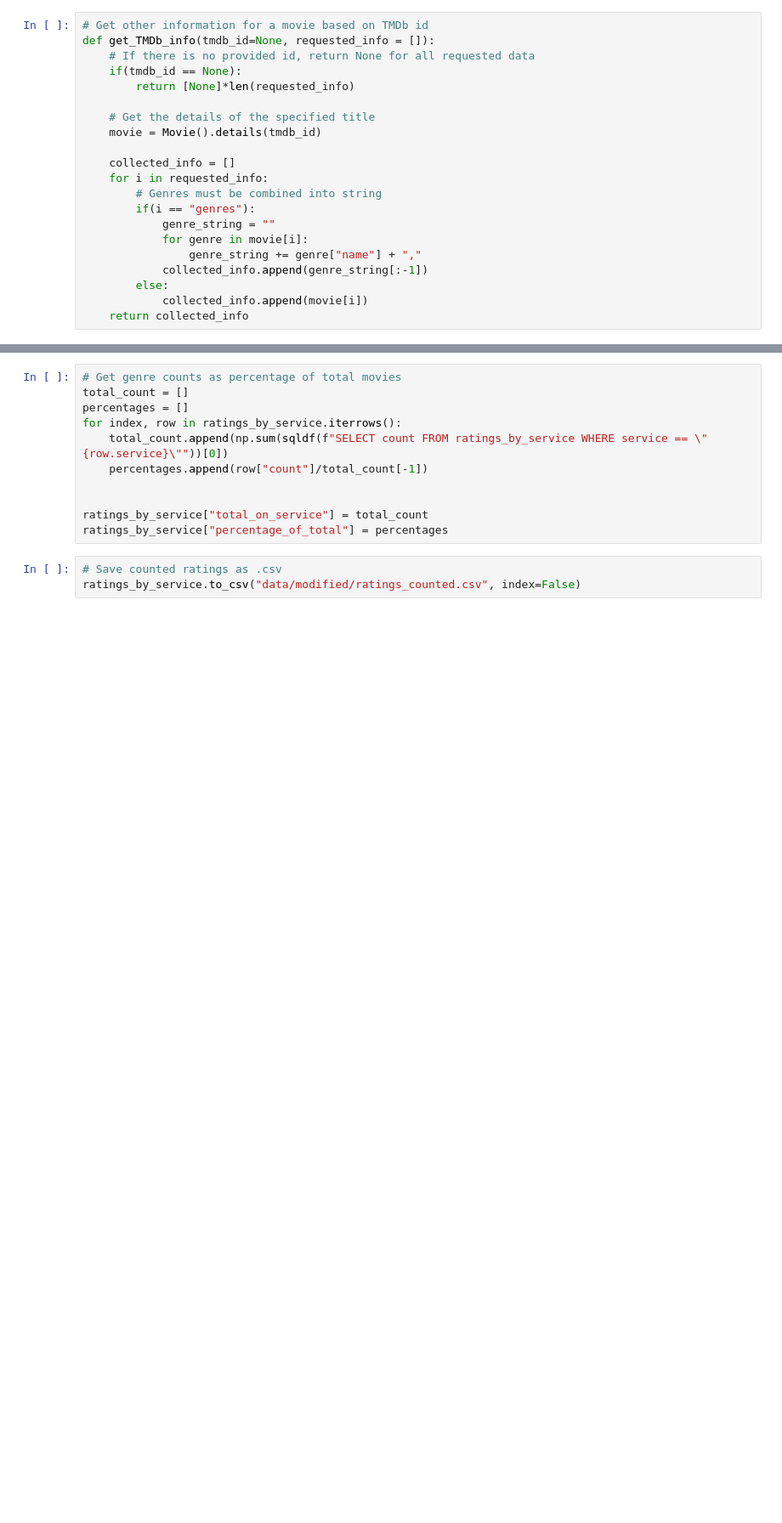
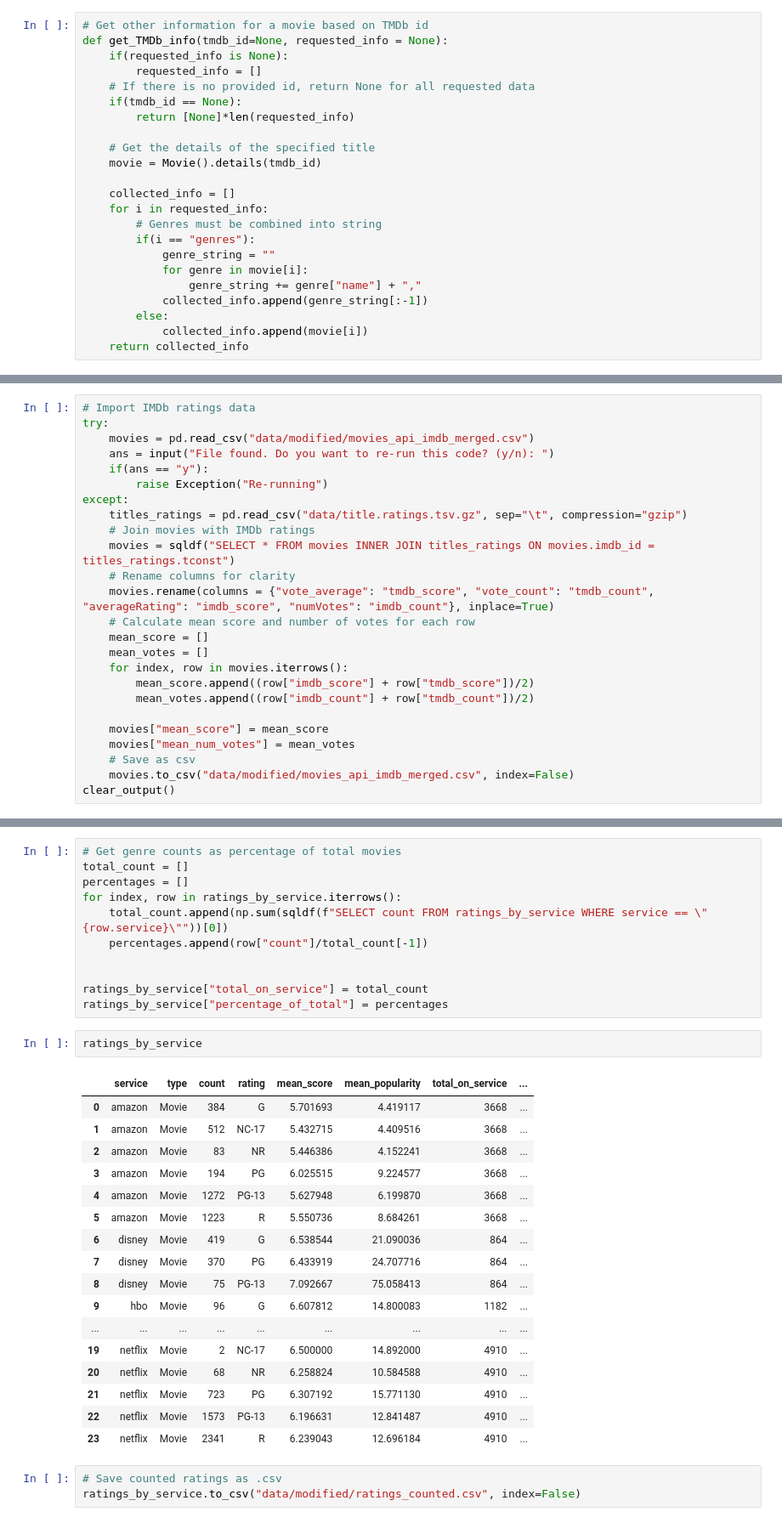
Before and after one commit to zlee1/StreamingServiceAnalysis, a Jupyter notebook: main_data_collection.ipynb, the cells around one changed output, grey strips where cells are left out. Shown at 85% size. Drawn from its saved outputs; the diff is of its cells as text; blank space fills up the shorter version.

```diff
--- a/main_data_collection.ipynb
+++ b/main_data_collection.ipynb
@@ -64,7 +64,9 @@ def get_TMDb_id(title, release_year):
     return None
 # %%
 # Get other information for a movie based on TMDb id
-def get_TMDb_info(tmdb_id=None, requested_info = []):
+def get_TMDb_info(tmdb_id=None, requested_info = None):
+    if(requested_info is None):
+        requested_info = []
     # If there is no provided id, return None for all requested data
     if(tmdb_id == None):
         return [None]*len(requested_info)
@@ -236,0 +189,25 @@ movies.to_csv("data/modified/movies_api_imdb_merged.csv", index=False)
+# %%
+# Import IMDb ratings data
+try:
+    movies = pd.read_csv("data/modified/movies_api_imdb_merged.csv")
+    ans = input("File found. Do you want to re-run this code? (y/n): ")
+    if(ans == "y"):
+        raise Exception("Re-running")
+except:
+    titles_ratings = pd.read_csv("data/title.ratings.tsv.gz", sep="\t", compression="gzip")
+    # Join movies with IMDb ratings
+    movies = sqldf("SELECT * FROM movies INNER JOIN titles_ratings ON movies.imdb_id = titles_ratings.tconst")
+    # Rename columns for clarity
+    movies.rename(columns = {"vote_average": "tmdb_score", "vote_count": "tmdb_count", "averageRating": "imdb_score", "numVotes": "imdb_count"}, inplace=True)
+    # Calculate mean score and number of votes for each row
+    mean_score = []
+    mean_votes = []
+    for index, row in movies.iterrows():
+        mean_score.append((row["imdb_score"] + row["tmdb_score"])/2)
+        mean_votes.append((row["imdb_count"] + row["tmdb_count"])/2)
+
+    movies["mean_score"] = mean_score
+    movies["mean_num_votes"] = mean_votes
+    # Save as csv
+    movies.to_csv("data/modified/movies_api_imdb_merged.csv", index=False)
+clear_output()
@@ -376,6 +385,26 @@ for index, row in ratings_by_service.iterrows():
 
 ratings_by_service["total_on_service"] = total_count
 ratings_by_service["percentage_of_total"] = percentages
+# %%
+ratings_by_service
+# %% [output]
+|  | service | type | count | rating | mean_score | mean_popularity | total_on_service | ... |
+| 0 | amazon | Movie | 384 | G | 5.701693 | 4.419117 | 3668 | ... |
+| 1 | amazon | Movie | 512 | NC-17 | 5.432715 | 4.409516 | 3668 | ... |
+| 2 | amazon | Movie | 83 | NR | 5.446386 | 4.152241 | 3668 | ... |
+| 3 | amazon | Movie | 194 | PG | 6.025515 | 9.224577 | 3668 | ... |
+| 4 | amazon | Movie | 1272 | PG-13 | 5.627948 | 6.199870 | 3668 | ... |
+| 5 | amazon | Movie | 1223 | R | 5.550736 | 8.684261 | 3668 | ... |
+| 6 | disney | Movie | 419 | G | 6.538544 | 21.090036 | 864 | ... |
+| 7 | disney | Movie | 370 | PG | 6.433919 | 24.707716 | 864 | ... |
+| 8 | disney | Movie | 75 | PG-13 | 7.092667 | 75.058413 | 864 | ... |
+| 9 | hbo | Movie | 96 | G | 6.607812 | 14.800083 | 1182 | ... |
+| ... | ... | ... | ... | ... | ... | ... | ... | ... |
+| 19 | netflix | Movie | 2 | NC-17 | 6.500000 | 14.892000 | 4910 | ... |
+| 20 | netflix | Movie | 68 | NR | 6.258824 | 10.584588 | 4910 | ... |
+| 21 | netflix | Movie | 723 | PG | 6.307192 | 15.771130 | 4910 | ... |
+| 22 | netflix | Movie | 1573 | PG-13 | 6.196631 | 12.841487 | 4910 | ... |
+| 23 | netflix | Movie | 2341 | R | 6.239043 | 12.696184 | 4910 | ... |
 # %%
 # Save counted ratings as .csv
 ratings_by_service.to_csv("data/modified/ratings_counted.csv", index=False)
```
Also changed, not shown: parts of 14 cells of this notebook, 1 other file.
